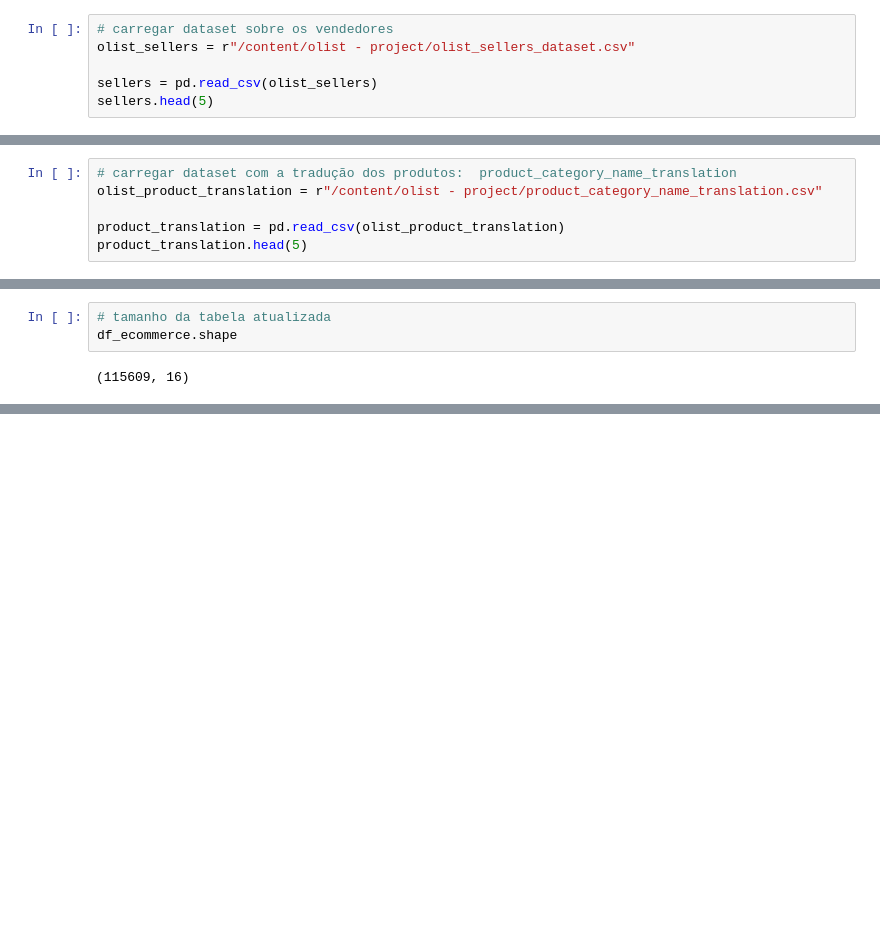
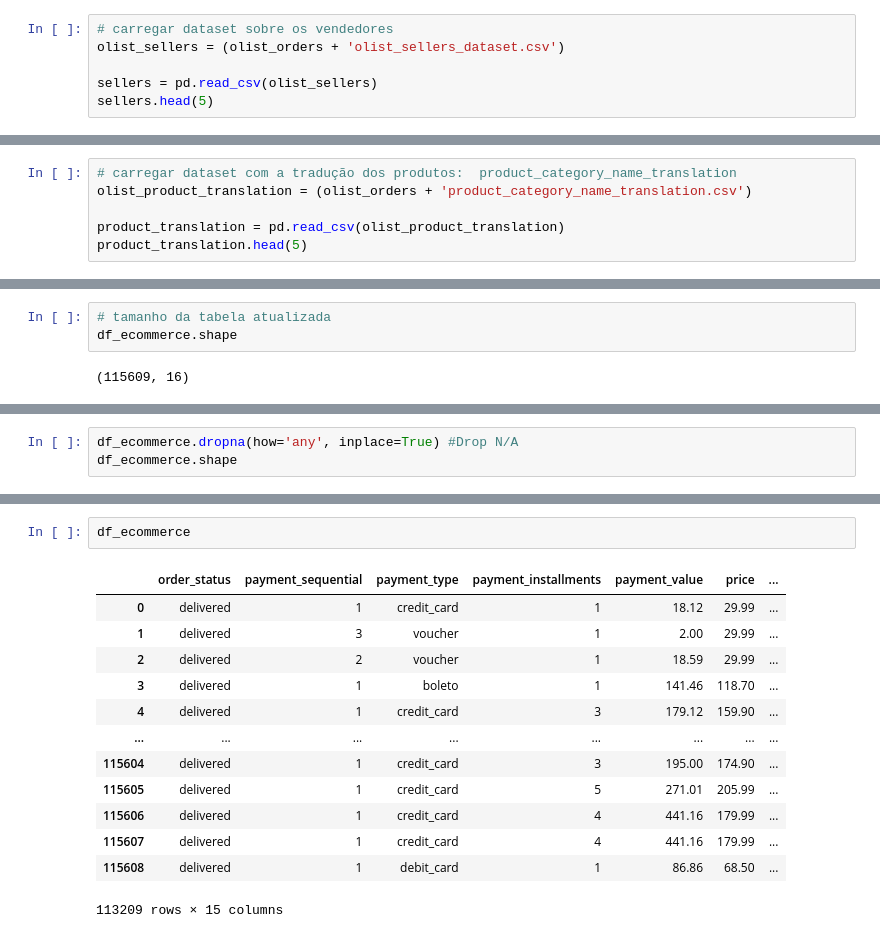
Before and after one commit to JoiceO/python, a Jupyter notebook: Customer_Satisfaction_Ecommerce_Project_Aula01.ipynb, the cells around one changed output, grey strips where cells are left out. Saved outputs shown, nothing was run; the diff lists cells and outputs as text; blank space fills up the shorter version.

```diff
--- a/Customer_Satisfaction_Ecommerce_Project_Aula01.ipynb
+++ b/Customer_Satisfaction_Ecommerce_Project_Aula01.ipynb
@@ -124,7 +126,7 @@ products.head(5)
 | 4 | 9dc1a7de274444849c219cff195d0b71 | utilidades_domesticas | 37.0 | 402.0 | 4.0 | ... |
 # %%
 # carregar dataset sobre os vendedores
-olist_sellers = r"/content/olist - project/olist_sellers_dataset.csv"
+olist_sellers = (olist_orders + 'olist_sellers_dataset.csv')
 
 sellers = pd.read_csv(olist_sellers)
 sellers.head(5)
@@ -137,7 +139,7 @@ sellers.head(5)
 | 4 | 51a04a8a6bdcb23deccc82b0b80742cf | 12914 | braganca paulista | SP |
 # %%
 # carregar dataset com a tradução dos produtos:  product_category_name_translation
-olist_product_translation = r"/content/olist - project/product_category_name_translation.csv"
+olist_product_translation = (olist_orders + 'product_category_name_translation.csv')
 
 product_translation = pd.read_csv(olist_product_translation)
 product_translation.head(5)
@@ -302,0 +329,3 @@ df_ecommerce.shape
+# %%
+df_ecommerce.dropna(how='any', inplace=True) #Drop N/A
+df_ecommerce.shape
@@ -302,0 +342,16 @@ df_ecommerce.shape
+# %%
+df_ecommerce
+# %% [output]
+|  | order_status | payment_sequential | payment_type | payment_installments | payment_value | price | ... |
+| 0 | delivered | 1 | credit_card | 1 | 18.12 | 29.99 | ... |
+| 1 | delivered | 3 | voucher | 1 | 2.00 | 29.99 | ... |
+| 2 | delivered | 2 | voucher | 1 | 18.59 | 29.99 | ... |
+| 3 | delivered | 1 | boleto | 1 | 141.46 | 118.70 | ... |
+| 4 | delivered | 1 | credit_card | 3 | 179.12 | 159.90 | ... |
+| ... | ... | ... | ... | ... | ... | ... | ... |
+| 115604 | delivered | 1 | credit_card | 3 | 195.00 | 174.90 | ... |
+| 115605 | delivered | 1 | credit_card | 5 | 271.01 | 205.99 | ... |
+| 115606 | delivered | 1 | credit_card | 4 | 441.16 | 179.99 | ... |
+| 115607 | delivered | 1 | credit_card | 4 | 441.16 | 179.99 | ... |
+| 115608 | delivered | 1 | debit_card | 1 | 86.86 | 68.50 | ... |
+113209 rows × 15 columns
```
Also changed, not shown: parts of 25 cells of this notebook.
